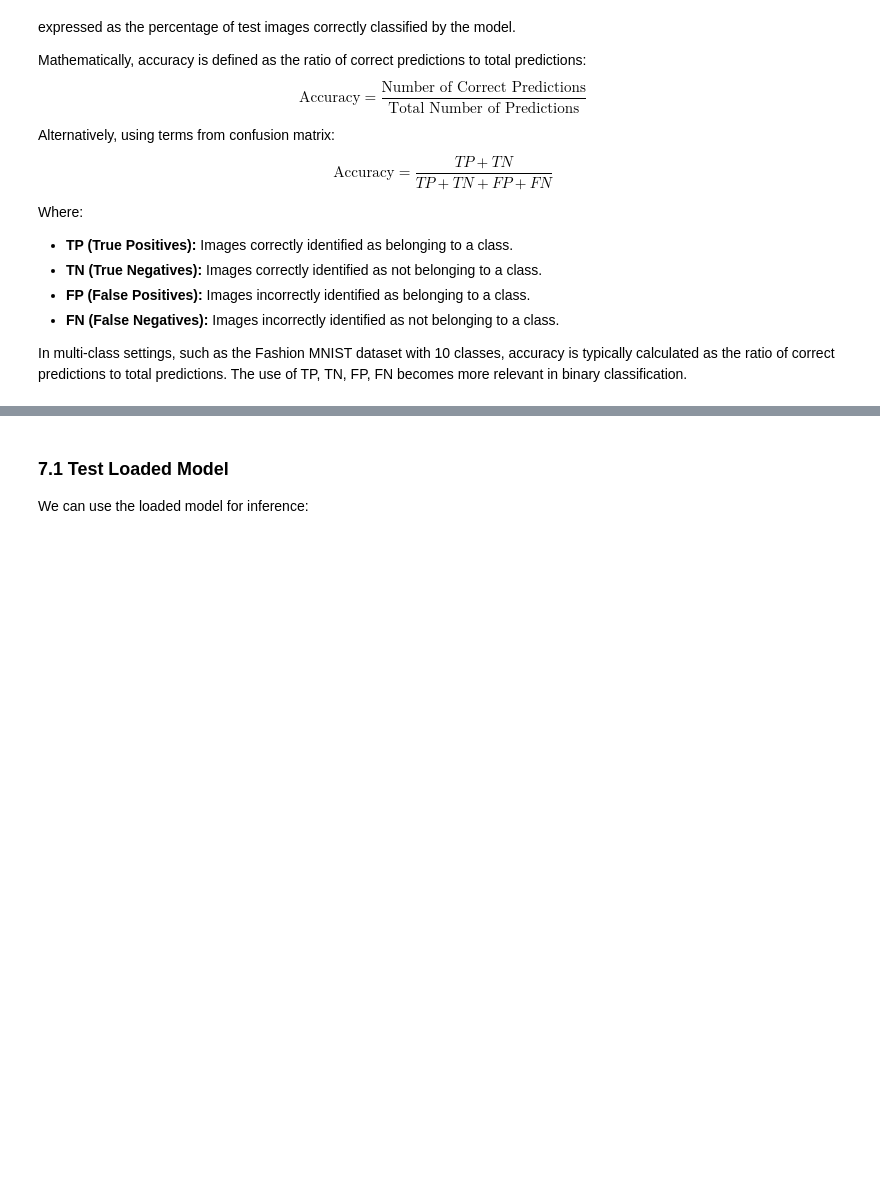
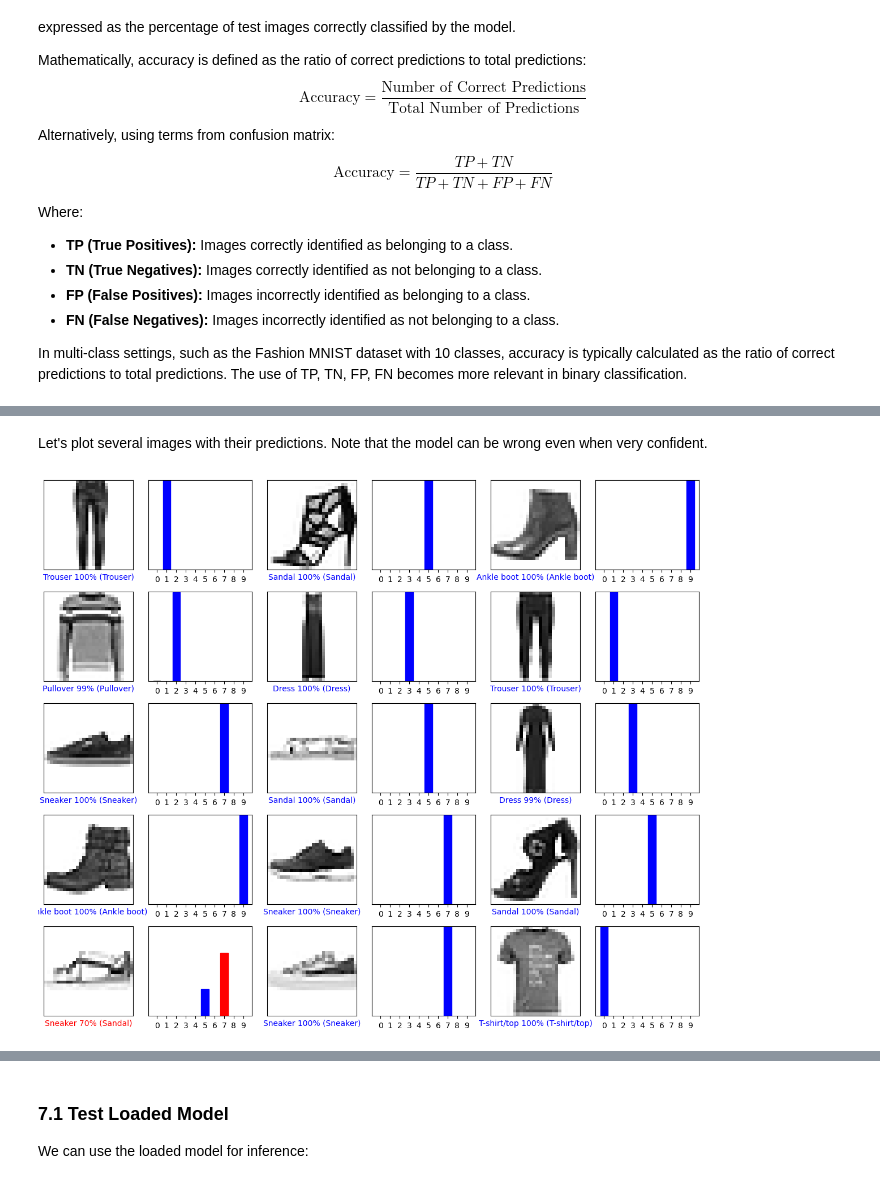
Before and after one commit to murilogustineli/computer-vision-demo, a Jupyter notebook: cv_demo.ipynb, the cells around one changed output, grey strips where cells are left out. Drawn from its saved outputs; the diff is of its cells as text; code cells hidden in the pictures; blank space fills up the shorter version.

```diff
--- a/cv_demo.ipynb
+++ b/cv_demo.ipynb
@@ -710 +861,17 @@ In multi-class settings, such as the Fashion MNIST dataset with 10 classes, accu
+# %% [markdown]
+Let's plot several images with their predictions. Note that the model can be wrong even when very confident.
+# %%
+num_rows = 5
+num_cols = 3
+num_images = num_rows * num_cols
+plt.figure(figsize=(2 * 2 * num_cols, 2 * num_rows))
+for i in range(num_images):
+    plt.subplot(num_rows, 2 * num_cols, 2 * i + 1)
+    plot_image(i, predictions[i], valid_labels, valid_images, class_names)
+    plt.subplot(num_rows, 2 * num_cols, 2 * i + 2)
+    plot_value_array(i, predictions[i], valid_labels, class_names)
+plt.tight_layout()
+plt.show()
+# %% [output]
+[figure, added]
 # %% [markdown]
```
Also changed, not shown: parts of 26 cells of this notebook.
